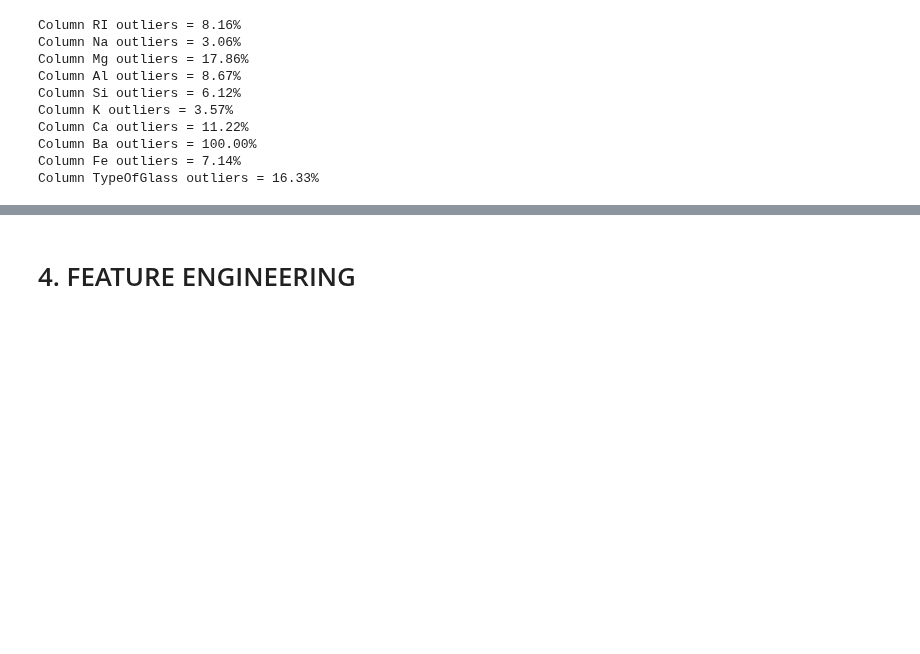
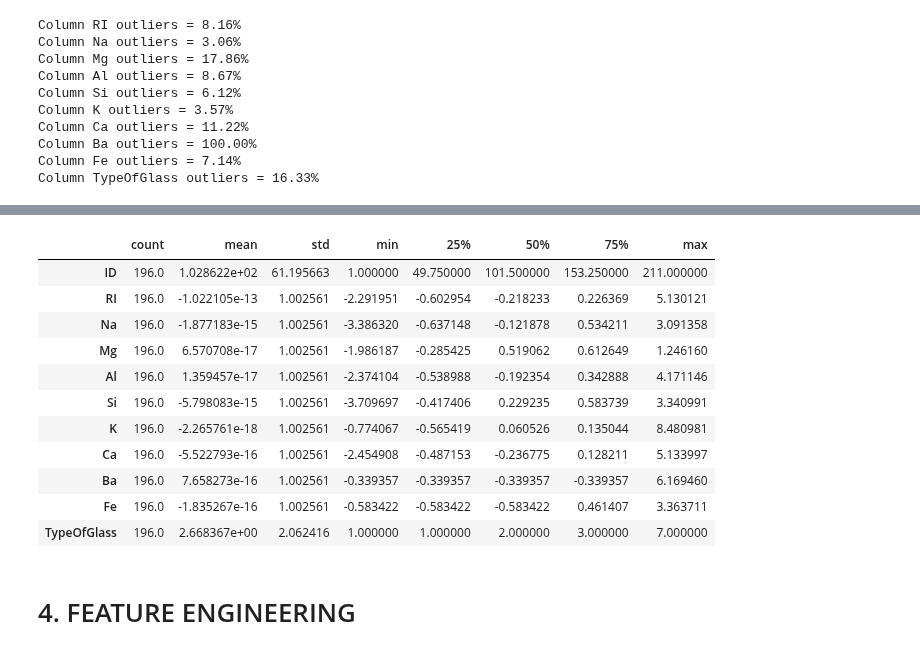
Before and after one commit to Jeyramana/GUVI_Assignments, a Jupyter notebook: Assignment_10/GlassProject.ipynb, the cells around one changed output, grey strips where cells are left out. Drawn from its saved outputs; the diff is of its cells as text; code cells hidden in the pictures; blank space fills up the shorter version.

```diff
--- a/Assignment_10/GlassProject.ipynb
+++ b/Assignment_10/GlassProject.ipynb
@@ -183,3 +202,18 @@ normalize.fit()
+# %%
+df.describe().T
+# %% [output]
+|  | count | mean | std | min | 25% | 50% | 75% | max |
+| ID | 196.0 | 1.028622e+02 | 61.195663 | 1.000000 | 49.750000 | 101.500000 | 153.250000 | 211.000000 |
+| RI | 196.0 | -1.022105e-13 | 1.002561 | -2.291951 | -0.602954 | -0.218233 | 0.226369 | 5.130121 |
+| Na | 196.0 | -1.877183e-15 | 1.002561 | -3.386320 | -0.637148 | -0.121878 | 0.534211 | 3.091358 |
+| Mg | 196.0 | 6.570708e-17 | 1.002561 | -1.986187 | -0.285425 | 0.519062 | 0.612649 | 1.246160 |
+| Al | 196.0 | 1.359457e-17 | 1.002561 | -2.374104 | -0.538988 | -0.192354 | 0.342888 | 4.171146 |
+| Si | 196.0 | -5.798083e-15 | 1.002561 | -3.709697 | -0.417406 | 0.229235 | 0.583739 | 3.340991 |
+| K | 196.0 | -2.265761e-18 | 1.002561 | -0.774067 | -0.565419 | 0.060526 | 0.135044 | 8.480981 |
+| Ca | 196.0 | -5.522793e-16 | 1.002561 | -2.454908 | -0.487153 | -0.236775 | 0.128211 | 5.133997 |
+| Ba | 196.0 | 7.658273e-16 | 1.002561 | -0.339357 | -0.339357 | -0.339357 | -0.339357 | 6.169460 |
+| Fe | 196.0 | -1.835267e-16 | 1.002561 | -0.583422 | -0.583422 | -0.583422 | 0.461407 | 3.363711 |
+| TypeOfGlass | 196.0 | 2.668367e+00 | 2.062416 | 1.000000 | 1.000000 | 2.000000 | 3.000000 | 7.000000 |
 # %% [markdown]
 # 4. FEATURE ENGINEERING
 # %% [markdown]
```
Also changed, not shown: parts of 7 cells of this notebook.
